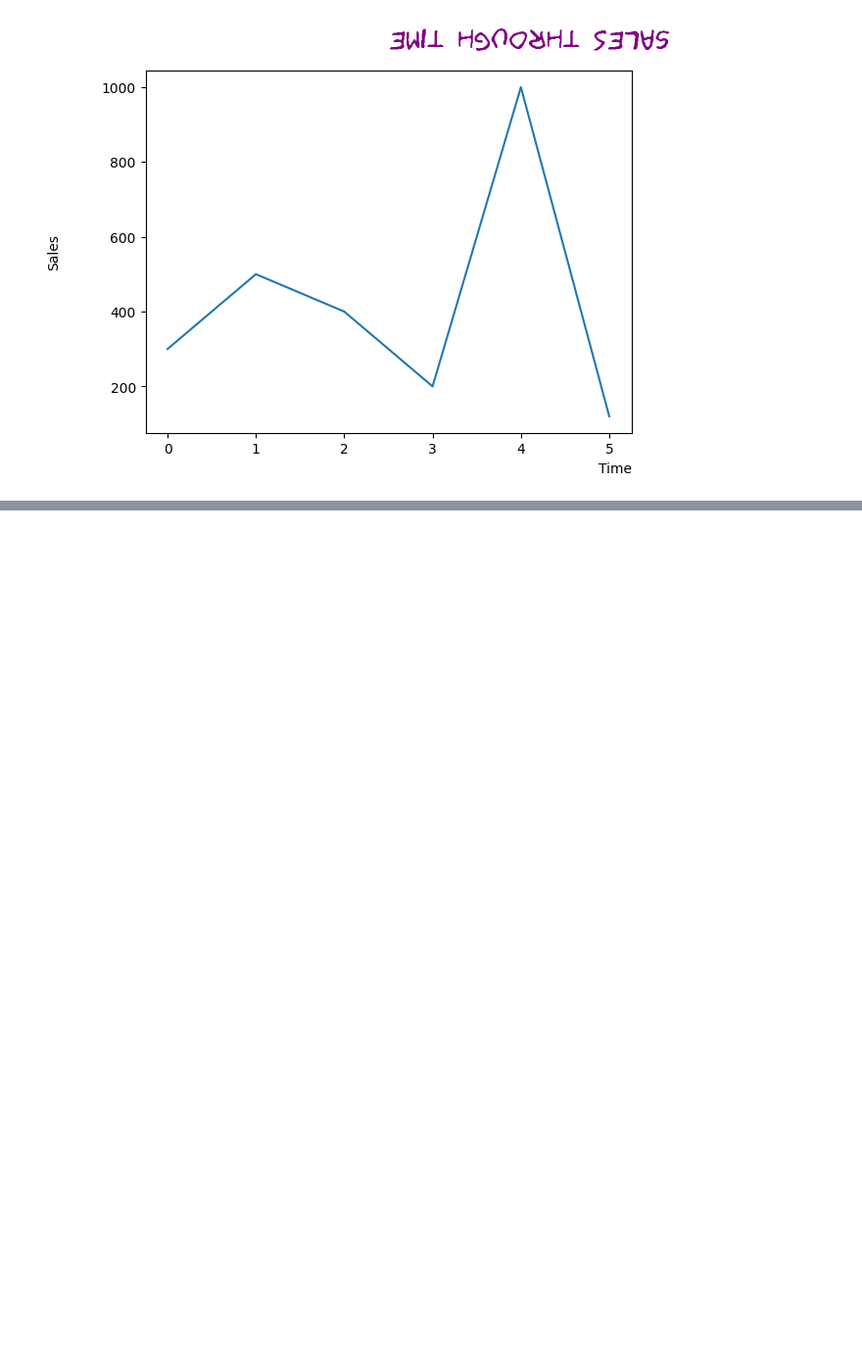
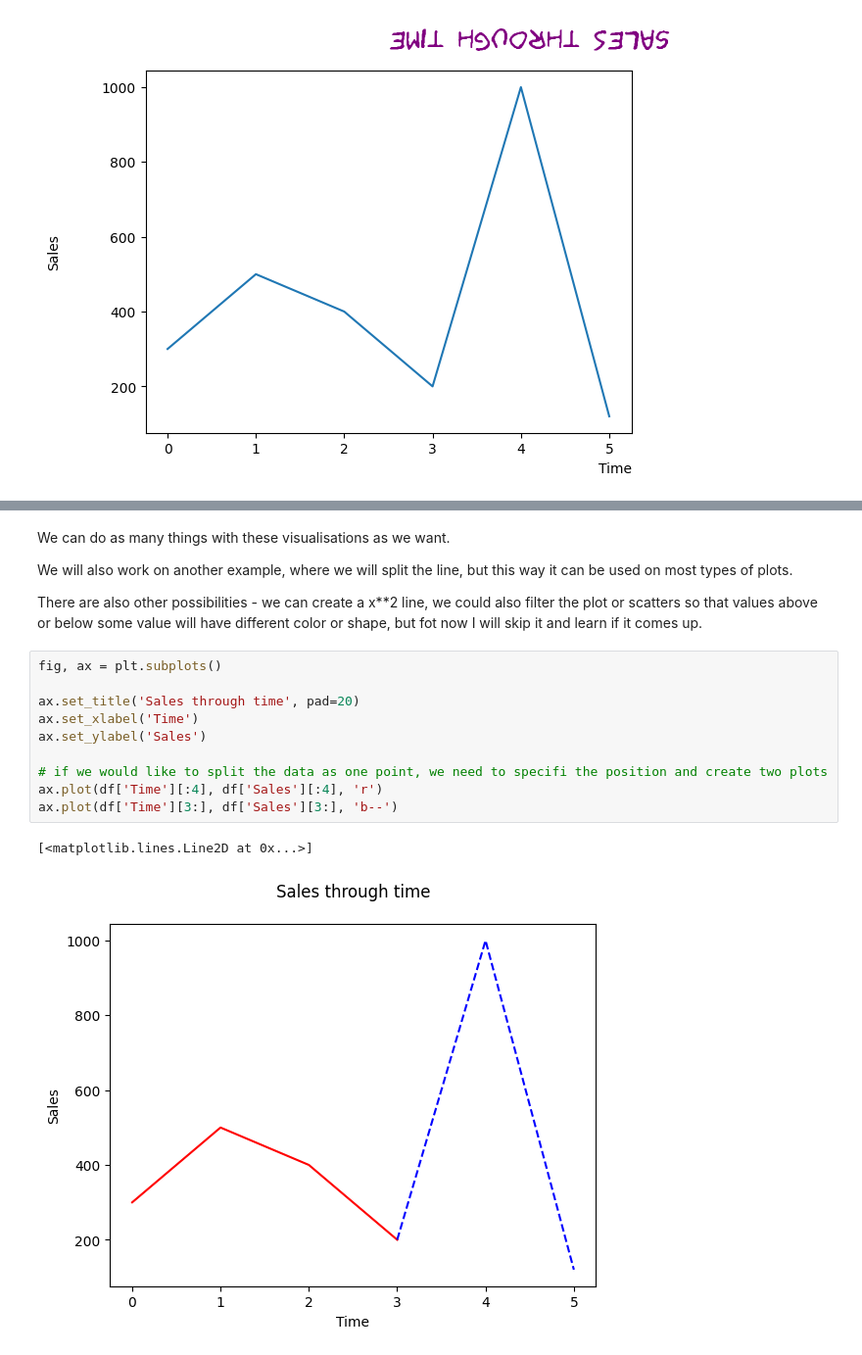
Before and after one commit to miladziekanowska/Data_Analytics, a Jupyter notebook: Matplotlib_Basics.ipynb, the cells around one changed output, grey strips where cells are left out. Shown at 98% size. Cells and saved outputs as stored; diff of their text form; blank space fills up the shorter version.

```diff
--- a/Matplotlib_Basics.ipynb
+++ b/Matplotlib_Basics.ipynb
@@ -97,0 +159,19 @@ Text(0, 0.5, 'Sales')
+# %% [markdown]
+We can do as many things with these visualisations as we want.
+
+We will also work on another example, where we will split the line, but this way it can be used on most types of plots.
+
+There are also other possibilities - we can create a x**2 line, we could also filter the plot or scatters so that values above or below some value will have different color or shape, but fot now I will skip it and learn if it comes up.
+# %%
+fig, ax = plt.subplots()
+
+ax.set_title('Sales through time', pad=20)
+ax.set_xlabel('Time')
+ax.set_ylabel('Sales')
+
+# if we would like to split the data as one point, we need to specifi the position and create two plots
+ax.plot(df['Time'][:4], df['Sales'][:4], 'r')
+ax.plot(df['Time'][3:], df['Sales'][3:], 'b--')
+# %% [output]
+[<matplotlib.lines.Line2D at 0x...>]
+[figure, added]
```
Also changed, not shown: parts of 10 cells of this notebook.
